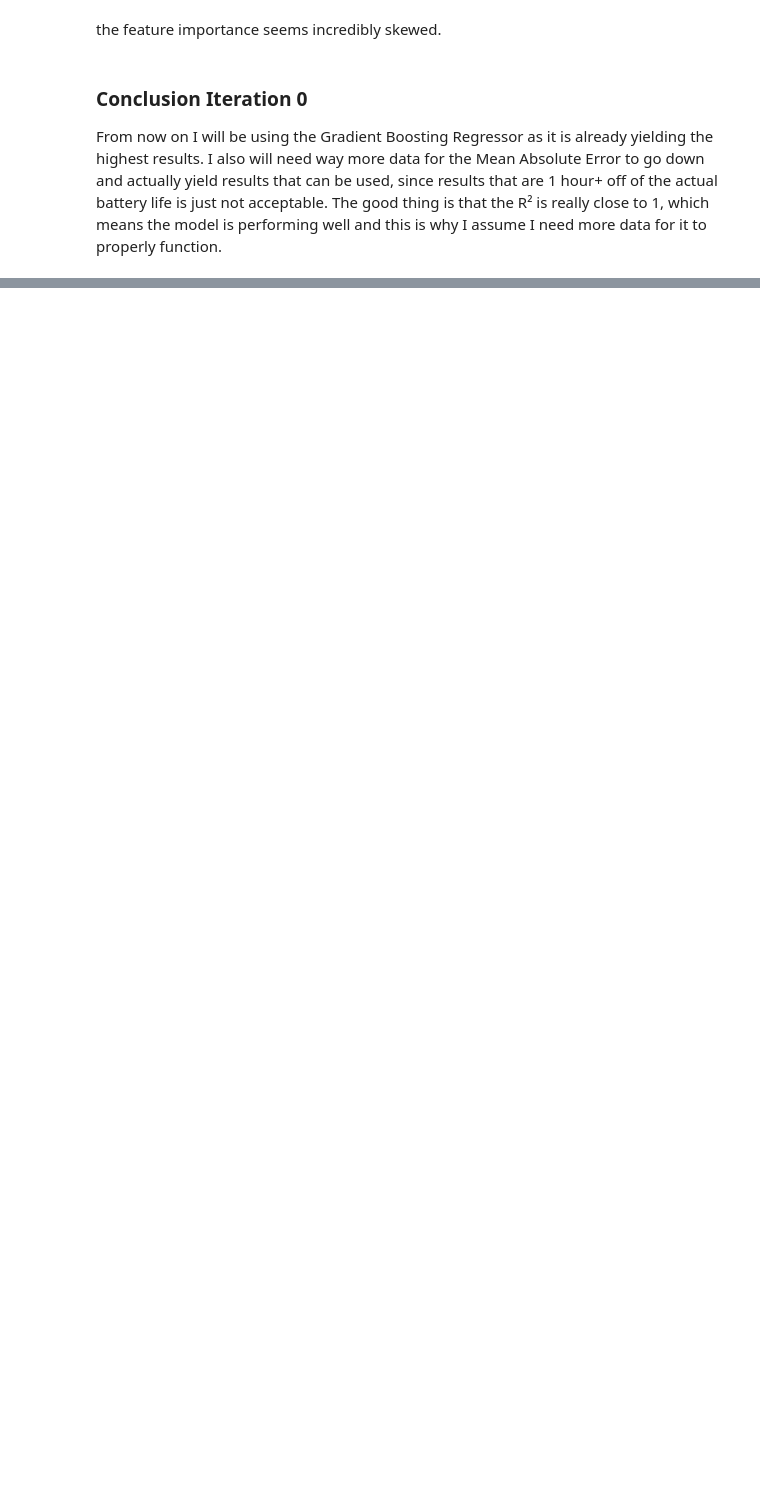
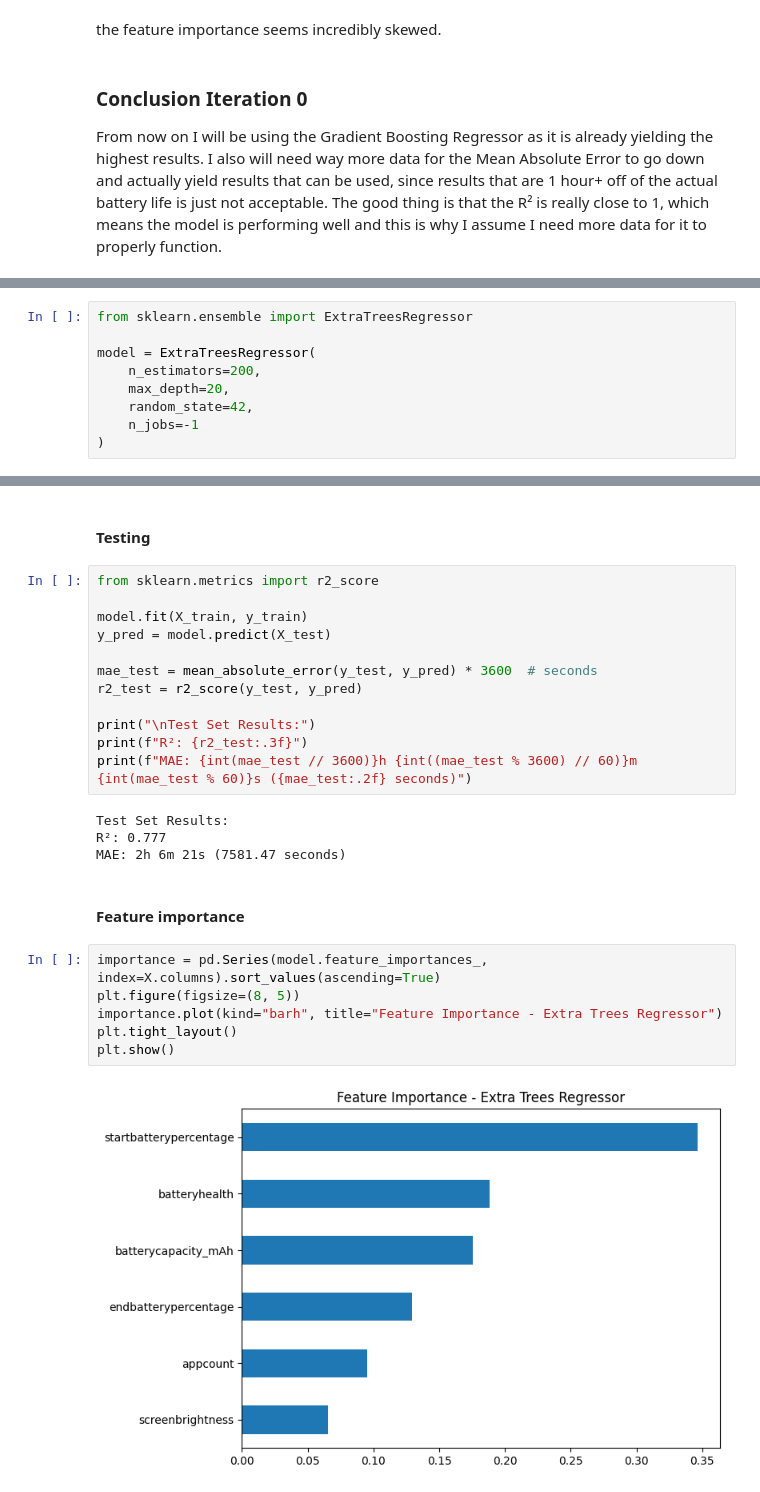
Before and after one commit to toent/Phone-Battery-Life-Predictor, a Jupyter notebook: BatteryLifePredictor.ipynb, the cells around one changed output, grey strips where cells are left out. Saved outputs shown, nothing was run; the diff lists cells and outputs as text; blank space fills up the shorter version.

Commit message:
added new versions of about everything added a notebook for determining what model i should utilise

```diff
--- a/BatteryLifePredictor.ipynb
+++ b/BatteryLifePredictor.ipynb
@@ -183,0 +202,9 @@ From now on I will be using the Gradient Boosting Regressor as it is already yie
+# %%
+from sklearn.ensemble import ExtraTreesRegressor
+
+model = ExtraTreesRegressor(
+    n_estimators=200,
+    max_depth=20,
+    random_state=42,
+    n_jobs=-1
+)
@@ -183,0 +227,28 @@ From now on I will be using the Gradient Boosting Regressor as it is already yie
+# %% [markdown]
+#### Testing
+# %%
+from sklearn.metrics import r2_score
+
+model.fit(X_train, y_train)
+y_pred = model.predict(X_test)
+
+mae_test = mean_absolute_error(y_test, y_pred) * 3600  # seconds
+r2_test = r2_score(y_test, y_pred)
+
+print("\nTest Set Results:")
+print(f"R²: {r2_test:.3f}")
+print(f"MAE: {int(mae_test // 3600)}h {int((mae_test % 3600) // 60)}m {int(mae_test % 60)}s ({mae_test:.2f} seconds)")
+# %% [output]
+Test Set Results:
+R²: 0.777
+MAE: 2h 6m 21s (7581.47 seconds)
+# %% [markdown]
+#### Feature importance
+# %%
+importance = pd.Series(model.feature_importances_, index=X.columns).sort_values(ascending=True)
+plt.figure(figsize=(8, 5))
+importance.plot(kind="barh", title="Feature Importance - Extra Trees Regressor")
+plt.tight_layout()
+plt.show()
+# %% [output]
+[figure, added]
```
Also changed, not shown: parts of 15 cells of this notebook, 7 other files.
